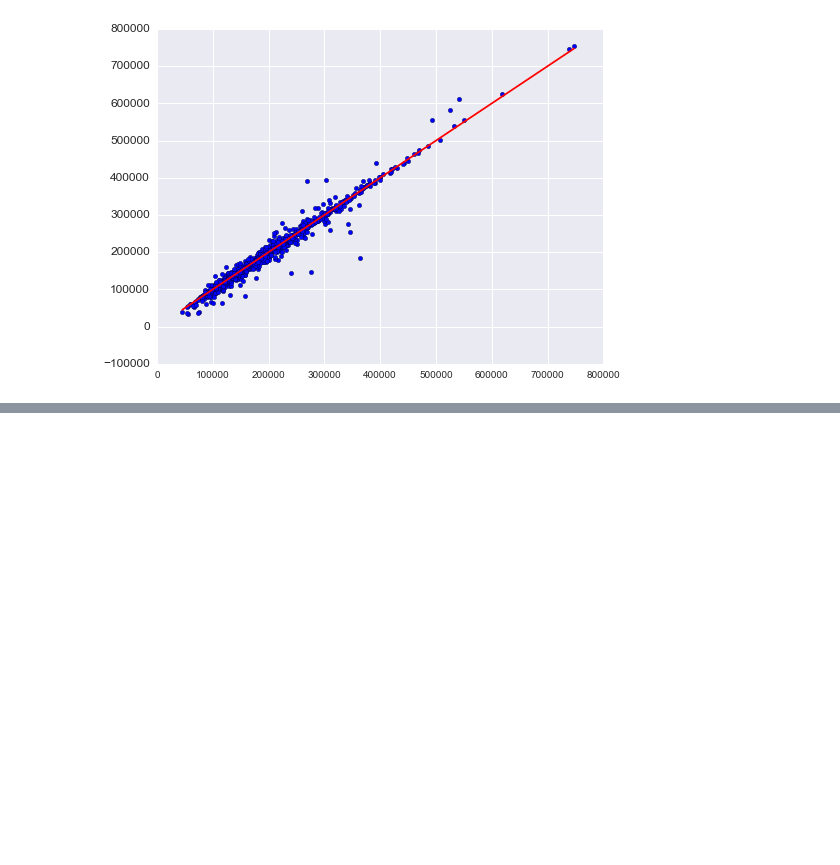
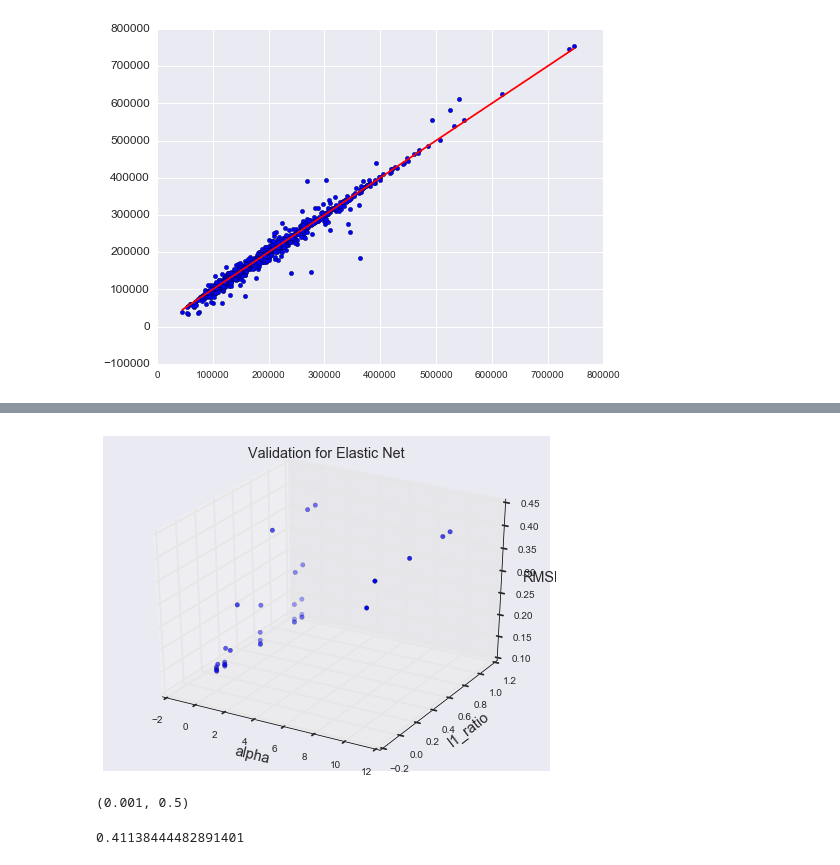
Before and after one commit to AngeloK/house-price-prediction, a Jupyter notebook: Linlin/house-price.ipynb, the cells around one changed output, grey strips where cells are left out. Cells and saved outputs as stored; diff of their text form; code cells hidden in the pictures; blank space fills up the shorter version.

```diff
--- a/Linlin/house-price.ipynb
+++ b/Linlin/house-price.ipynb
@@ -1206,0 +1209,9 @@ plt.plot([min(svr_pred),max(svr_pred)], [min(svr_pred),max(svr_pred)], c="red")
+# %%
+from sklearn.linear_model import ElasticNet
+alpha = [0.0001, 0.0005, 0.001, 0.01, 0.1, 1, 10]
+l1_ratio = [0.01, 0.1, 0.5, 0.9, 0.99]
+
+cv_enr = np.empty([len(alpha), len(l1_ratio)])
+for i in range(len(alpha)):
+    for j in range(len(l1_ratio)):
+        cv_enr[i][j] = rmse_cv(ElasticNet(alpha = alpha[i], l1_ratio = l1_ratio[j])).mean()
@@ -1206,0 +1228,32 @@ plt.plot([min(svr_pred),max(svr_pred)], [min(svr_pred),max(svr_pred)], c="red")
+# %%
+from mpl_toolkits.mplot3d import Axes3D
+
+threedee = plt.figure().gca(projection='3d')
+
+c1d = np.repeat(alpha, len(l1_ratio))
+e1d = np.array(l1_ratio* len(alpha))
+cv_enr1d = np.array(cv_enr).flatten()
+
+threedee.scatter(c1d, e1d, cv_enr1d)
+threedee.set_xlabel('alpha')
+threedee.set_ylabel('l1_ratio')
+threedee.set_zlabel('RMSE')
+threedee.set_title('Validation for Elastic Net')
+
+plt.show()
+# %% [output]
+[figure, added]
+# %%
+minindex = np.unravel_index(np.argmin(cv_enr), cv_enr.shape)
+best_alpha_for_enr = alpha[minindex[0]]
+best_ratio_for_enr = l1_ratio[minindex[1]]
+best_alpha_for_enr, best_ratio_for_enr
+# %% [output]
+(0.001, 0.5)
+# %%
+model_enr = ElasticNet(alpha = best_alpha_for_enr, l1_ratio = best_ratio_for_enr)
+model_enr.fit(train_X, train_y)
+rmse_enr_test = np.sqrt(mean_squared_error(test_y, model_enr.predict(test_X)))
+rmse_enr_test
+# %% [output]
+0.41138444482891401
```
Also changed, not shown: parts of 13 cells of this notebook.
